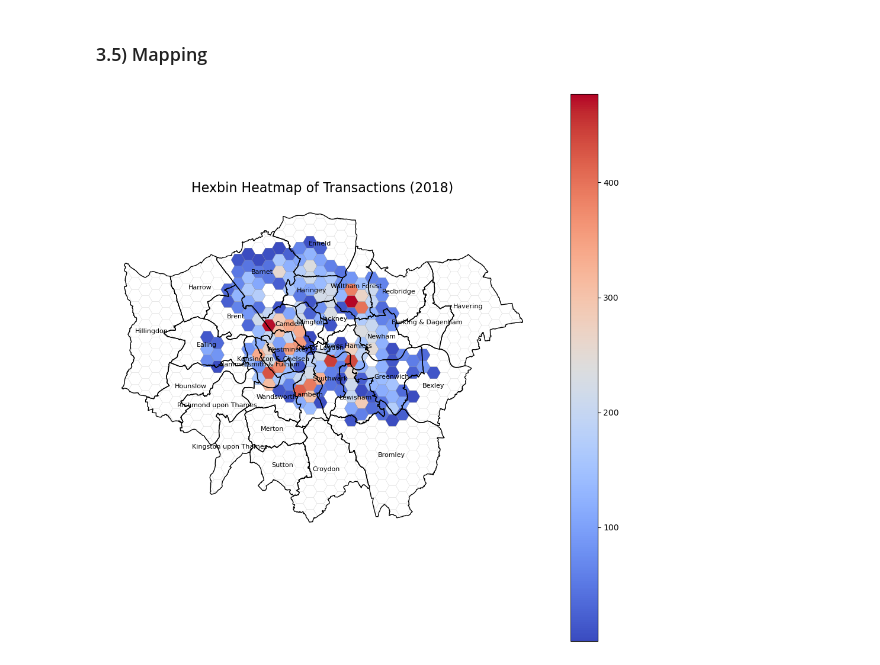
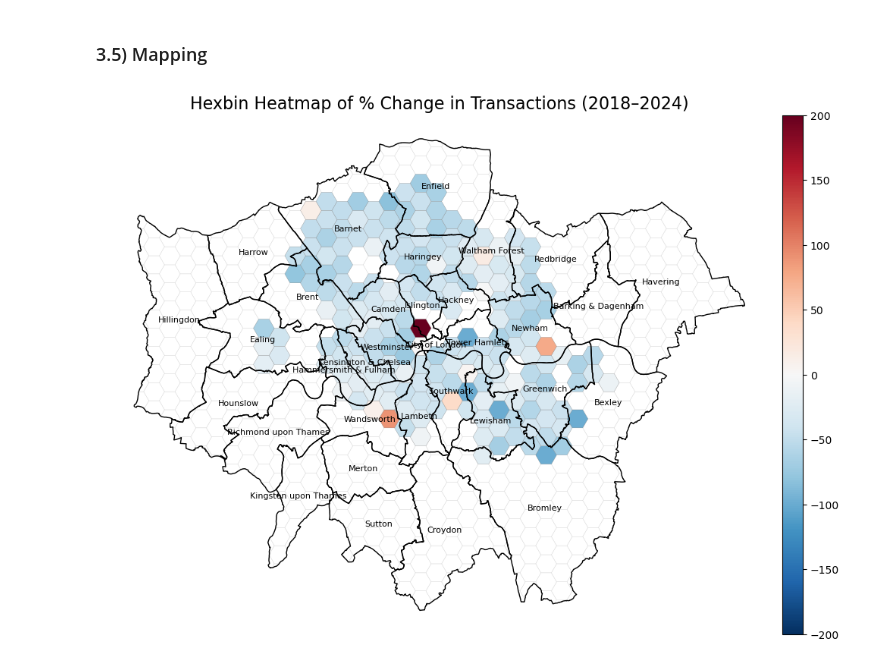
Before and after one commit to nnssvv/price_paid_data_analysis, a Jupyter notebook: Analysis_Notebook.ipynb, the cells around one changed output. Saved outputs shown, nothing was run; the diff lists cells and outputs as text; code cells hidden in the pictures.

```diff
--- a/Analysis_Notebook.ipynb
+++ b/Analysis_Notebook.ipynb
@@ -20,6 +20,9 @@ london_df['transfer_date'] = pd.to_datetime(london_df['transfer_date'], errors='
 # Extract year
 london_df['year'] = london_df['transfer_date'].dt.year
 
+# Extract month
+london_df['month'] = london_df['transfer_date'].dt.month
+
 # Value counts by year
 london_df['year'].value_counts().sort_index()
 # %% [output]
@@ -179,12 +182,13 @@ hexes = generate_hexgrid(gdf, hex_size = 1000)
 # %%
 # Plot transactions heatmap
 plot_transaction_heatmap(
     gdf=gdf,
     hexgrid=hexes,
     boroughs_path="./assets/London_Boroughs.shp",
     year=2018,
     hex_size=1000,
-    cmap="coolwarm"
+    cmap="coolwarm",
+    mode = "delta"
 )
 # %% [output]
-[figure, old version]
+[figure, new version]
```
Also changed, not shown: parts of 3 cells of this notebook, 3 other files.
